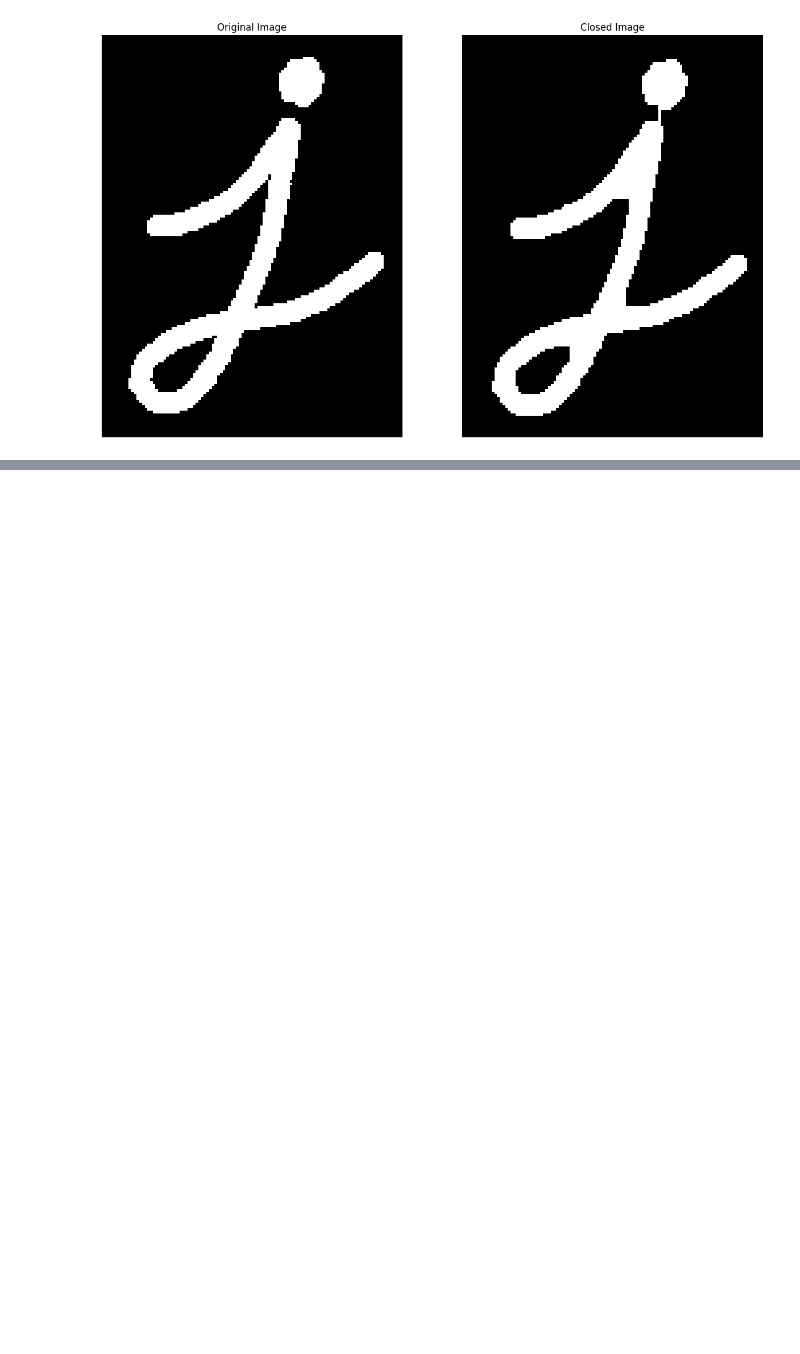
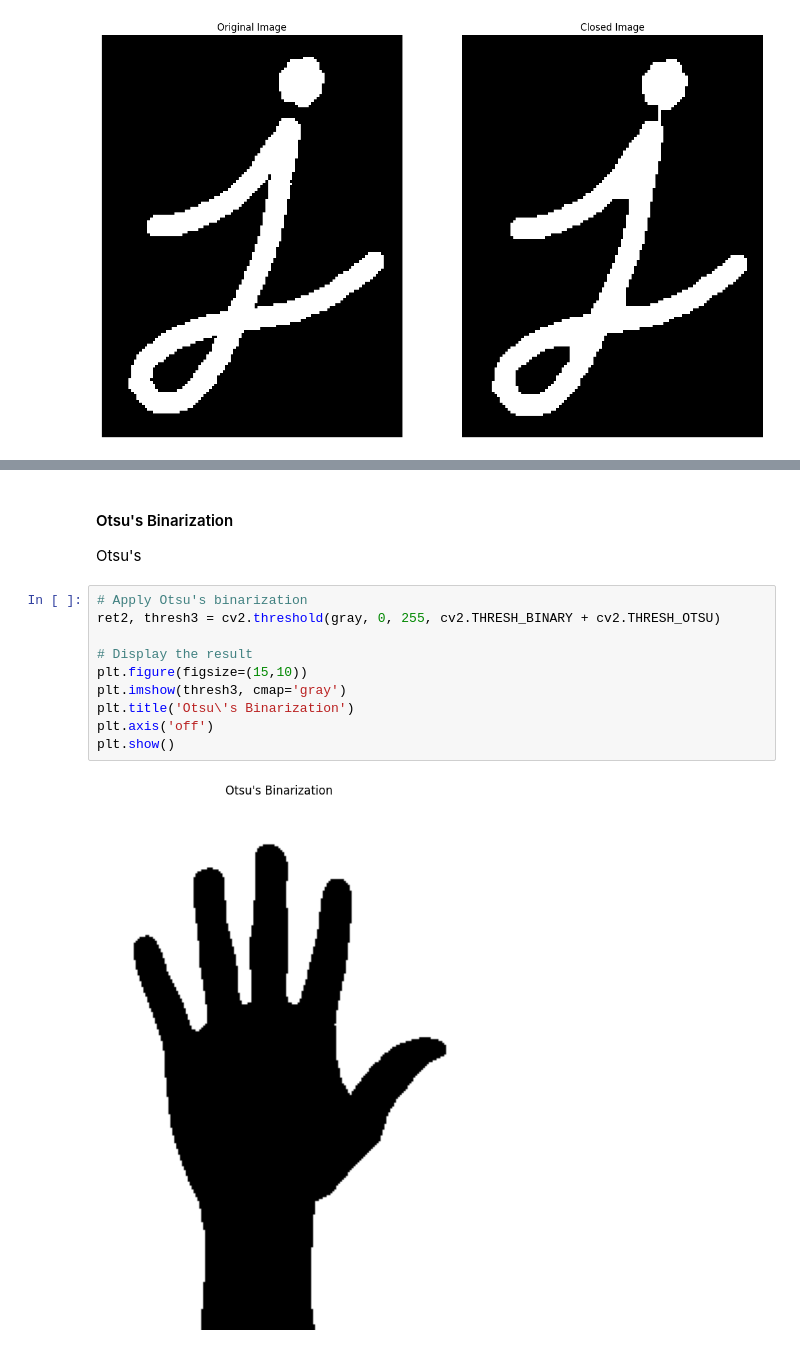
Before and after one commit to AIBauchi/AIBauchi-Computer-Vision-Bootcamp, a Jupyter notebook: Week2/day2/2.2.0-Advanced Image Processing.ipynb, the cells around one changed output, grey strips where cells are left out. Cells and saved outputs as stored; diff of their text form; blank space fills up the shorter version.

```diff
--- a/Week2/day2/2.2.0-Advanced Image Processing.ipynb
+++ b/Week2/day2/2.2.0-Advanced Image Processing.ipynb
@@ -113,0 +193,16 @@ Contours can be explained simply as a curve joining all the continuous points (a
+# %% [markdown]
+#### Otsu's Binarization
+
+Otsu's
+# %%
+# Apply Otsu's binarization
+ret2, thresh3 = cv2.threshold(gray, 0, 255, cv2.THRESH_BINARY + cv2.THRESH_OTSU)
+
+# Display the result
+plt.figure(figsize=(15,10))
+plt.imshow(thresh3, cmap='gray')
+plt.title('Otsu\'s Binarization')
+plt.axis('off')
+plt.show()
+# %% [output]
+[figure, added]
```
Also changed, not shown: parts of 8 cells of this notebook.
